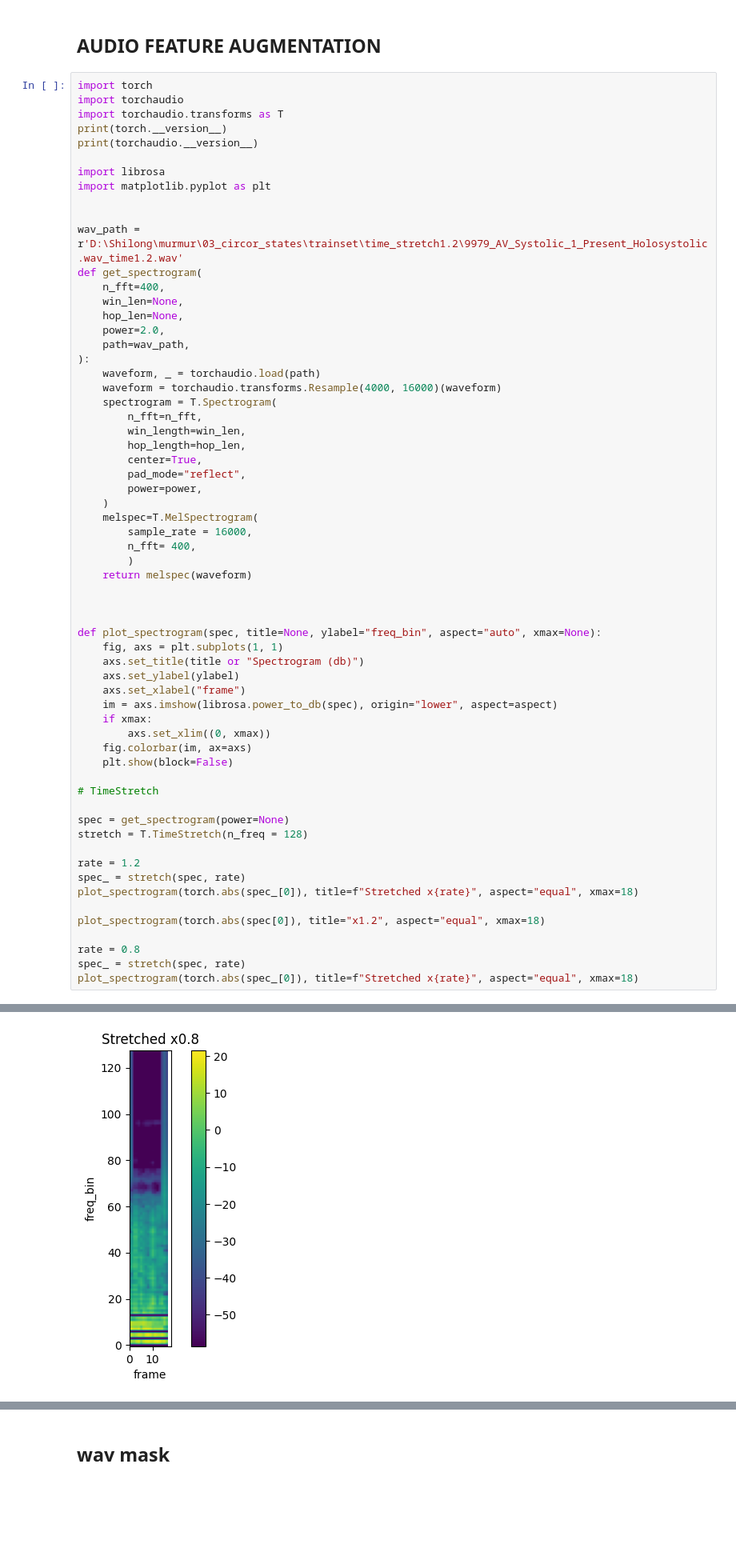
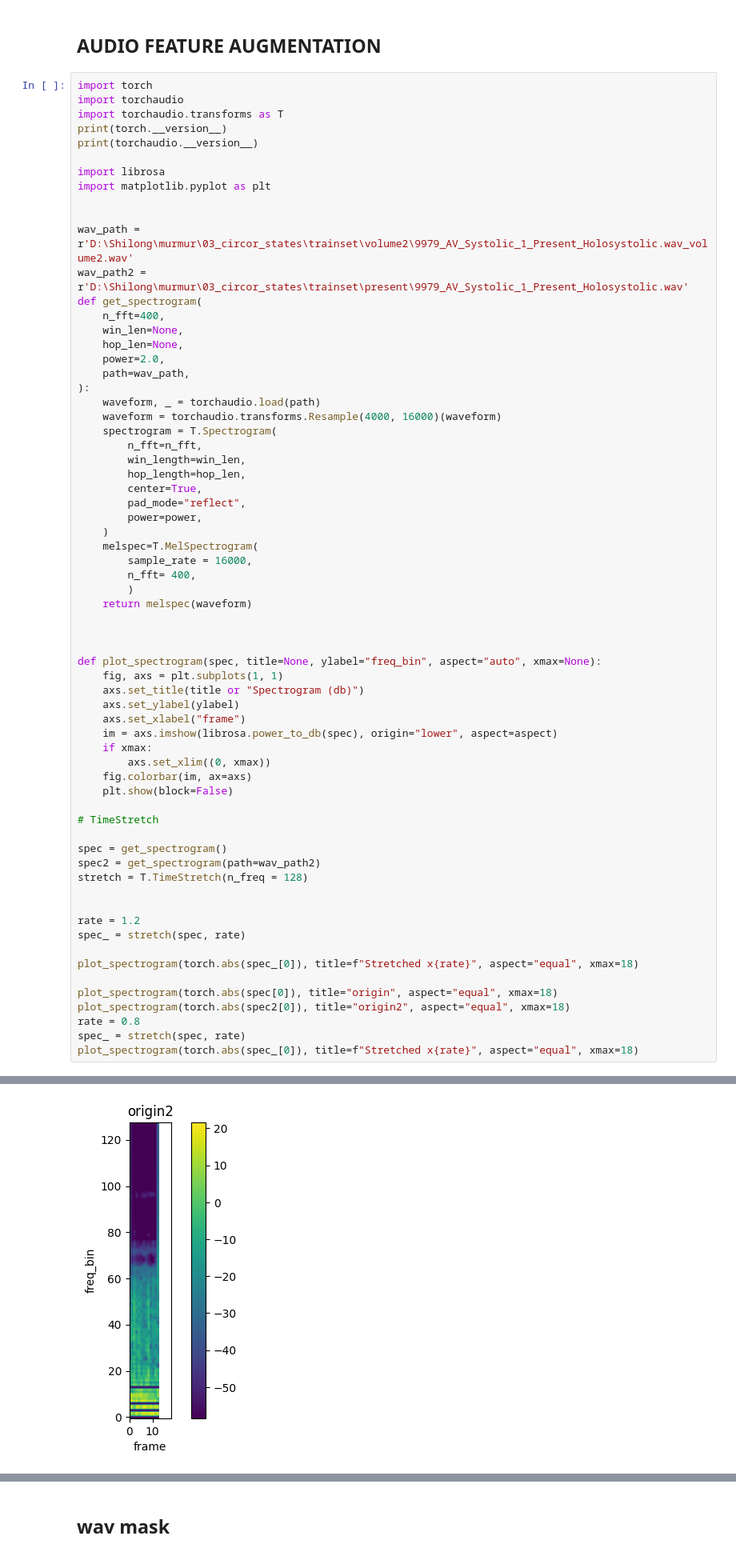
Before and after one commit to lsl198651/BEATs, a Jupyter notebook: BEATs_try.ipynb, the cells around one changed output, grey strips where cells are left out. Shown at 80% size. Saved outputs shown, nothing was run; the diff lists cells and outputs as text; blank space fills up the shorter version.

```diff
--- a/BEATs_try.ipynb
+++ b/BEATs_try.ipynb
@@ -604,7 +604,8 @@ import librosa
 import matplotlib.pyplot as plt
 
 
-wav_path = r'D:\Shilong\murmur\03_circor_states\trainset\time_stretch1.2\9979_AV_Systolic_1_Present_Holosystolic.wav_time1.2.wav'
+wav_path = r'D:\Shilong\murmur\03_circor_states\trainset\volume2\9979_AV_Systolic_1_Present_Holosystolic.wav_volume2.wav'
+wav_path2 = r'D:\Shilong\murmur\03_circor_states\trainset\present\9979_AV_Systolic_1_Present_Holosystolic.wav'
 def get_spectrogram(
     n_fft=400,
     win_len=None,
@@ -643,15 +644,18 @@ def plot_spectrogram(spec, title=None, ylabel="freq_bin", aspect="auto", xmax=No
 
 # TimeStretch
 
-spec = get_spectrogram(power=None)
+spec = get_spectrogram()
+spec2 = get_spectrogram(path=wav_path2)
 stretch = T.TimeStretch(n_freq = 128)
+
 
 rate = 1.2
 spec_ = stretch(spec, rate)
+
 plot_spectrogram(torch.abs(spec_[0]), title=f"Stretched x{rate}", aspect="equal", xmax=18)
 
-plot_spectrogram(torch.abs(spec[0]), title="x1.2", aspect="equal", xmax=18)
-
+plot_spectrogram(torch.abs(spec[0]), title="origin", aspect="equal", xmax=18)
+plot_spectrogram(torch.abs(spec2[0]), title="origin2", aspect="equal", xmax=18)
 rate = 0.8
 spec_ = stretch(spec, rate)
 plot_spectrogram(torch.abs(spec_[0]), title=f"Stretched x{rate}", aspect="equal", xmax=18)
@@ -663 +667 @@ plot_spectrogram(torch.abs(spec_[0]), title=f"Stretched x{rate}", aspect="equal"
-[figure, old version]
+[figure, new version]
```
Also changed, not shown: parts of 4 cells of this notebook.
